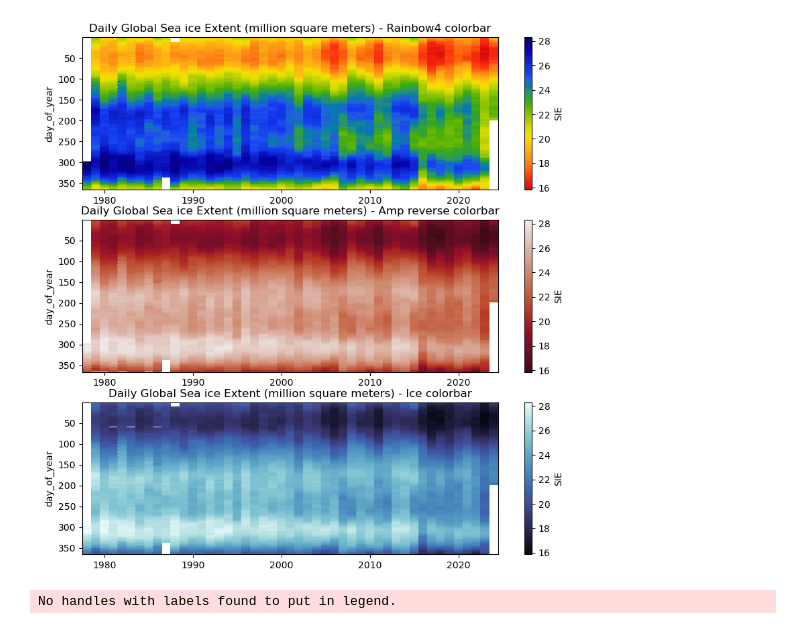
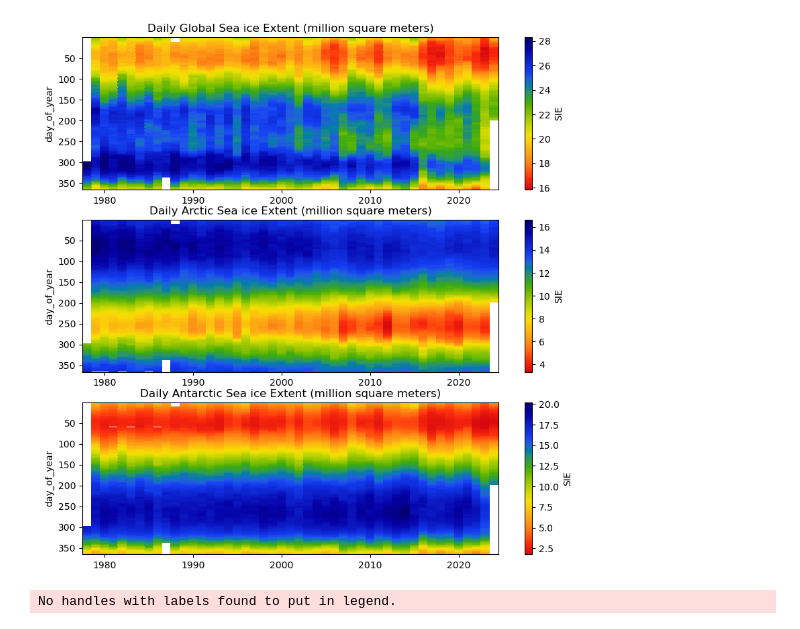
Before and after one commit to EPauthenet/Climate-Vizualisation, a Jupyter notebook: Daily_Antarctic_Sea_Ice/Daily_global_SIE_trend_Copernicus.ipynb, the cells around one changed output. Drawn from its saved outputs; the diff is of its cells as text; code cells hidden in the pictures.

```diff
--- a/Daily_Antarctic_Sea_Ice/Daily_global_SIE_trend_Copernicus.ipynb
+++ b/Daily_Antarctic_Sea_Ice/Daily_global_SIE_trend_Copernicus.ipynb
@@ -43,29 +43,29 @@ ds = ds_SH+ds_NH
 # %%
 # Update the code to plot the same data in three subplots with different colorbars
 mm = cc.cm.rainbow4_r
 fig, (ax1, ax2, ax3) = plt.subplots(3, 1, figsize=(10, 10))
 
 # Plotting the first subplot
-ds['SIE'].plot(cmap=cc.cm.rainbow4_r, ax=ax1)
+ds['SIE'].plot(cmap=mm, ax=ax1)
 ax1.invert_yaxis()
-ax1.set_title('Daily Global Sea ice Extent (million square meters) - Rainbow4 colorbar')
+ax1.set_title('Daily Global Sea ice Extent (million square meters)')
 ax1.set_xlabel('')
 
 # Plotting the second subplot
-ds['SIE'].plot(cmap=cmocean.cm.amp_r, ax=ax2)
+ds_NH['SIE'].plot(cmap=mm, ax=ax2)
 ax2.invert_yaxis()
-ax2.set_title('Daily Global Sea ice Extent (million square meters) - Amp reverse colorbar')
+ax2.set_title('Daily Arctic Sea ice Extent (million square meters)')
 ax2.set_xlabel('')
 
 # Plotting the third subplot
-ds['SIE'].plot(cmap=cmocean.cm.ice, ax=ax3)
+ds_SH['SIE'].plot(cmap=mm, ax=ax3)
 ax3.invert_yaxis()
-ax3.set_title('Daily Global Sea ice Extent (million square meters) - Ice colorbar')
+ax3.set_title('Daily Antarctic Sea ice Extent (million square meters)')
 ax3.set_xlabel('')
 
 plt.savefig('Figure/Global_SIE.png')
 # %% [output]
-[figure, old version]
+[figure, new version]
 # %%
 colors = ['grey', 'gold', 'red']
 lines = [Line2D([0], [0], color=c, linewidth=1, linestyle='-') for c in colors]
```
Also changed, not shown: parts of 2 cells of this notebook, 5 other files.
